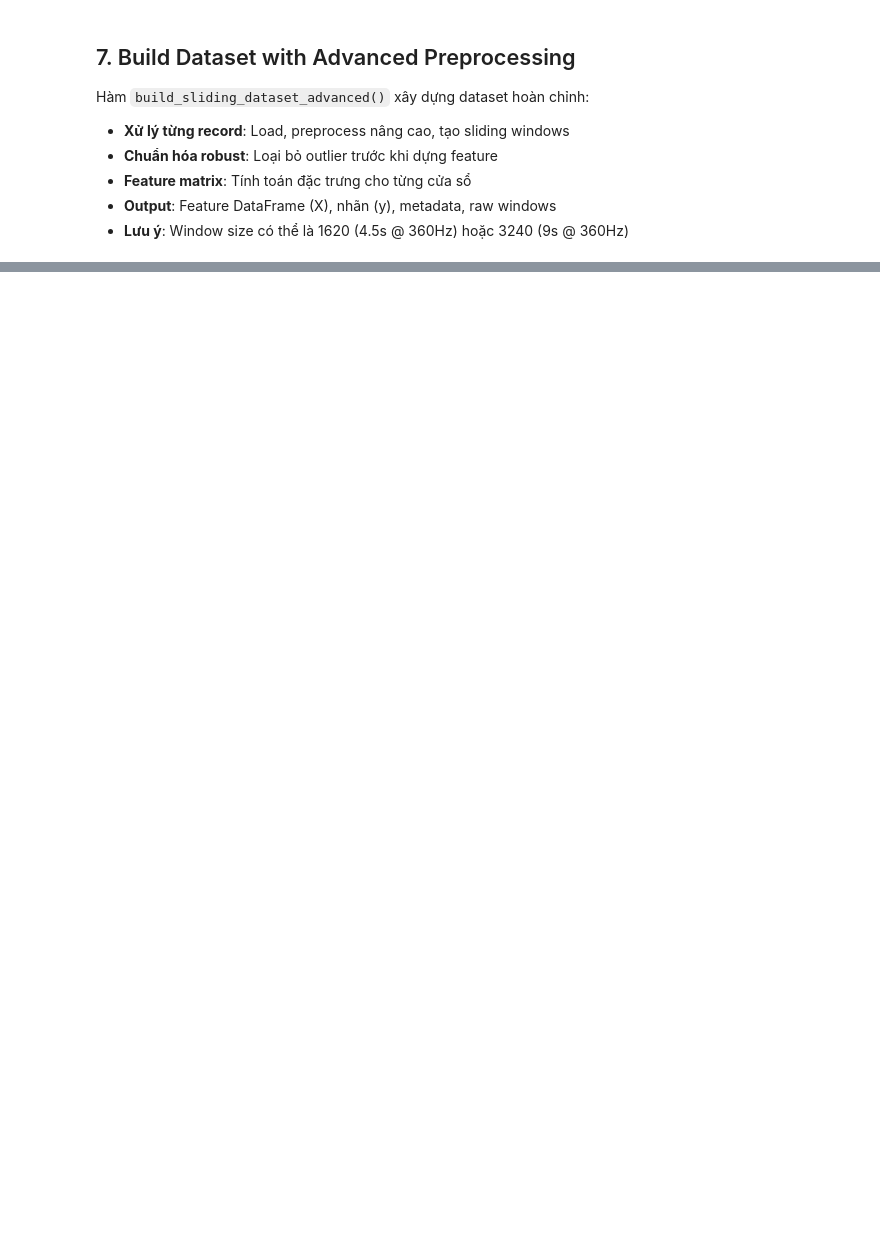
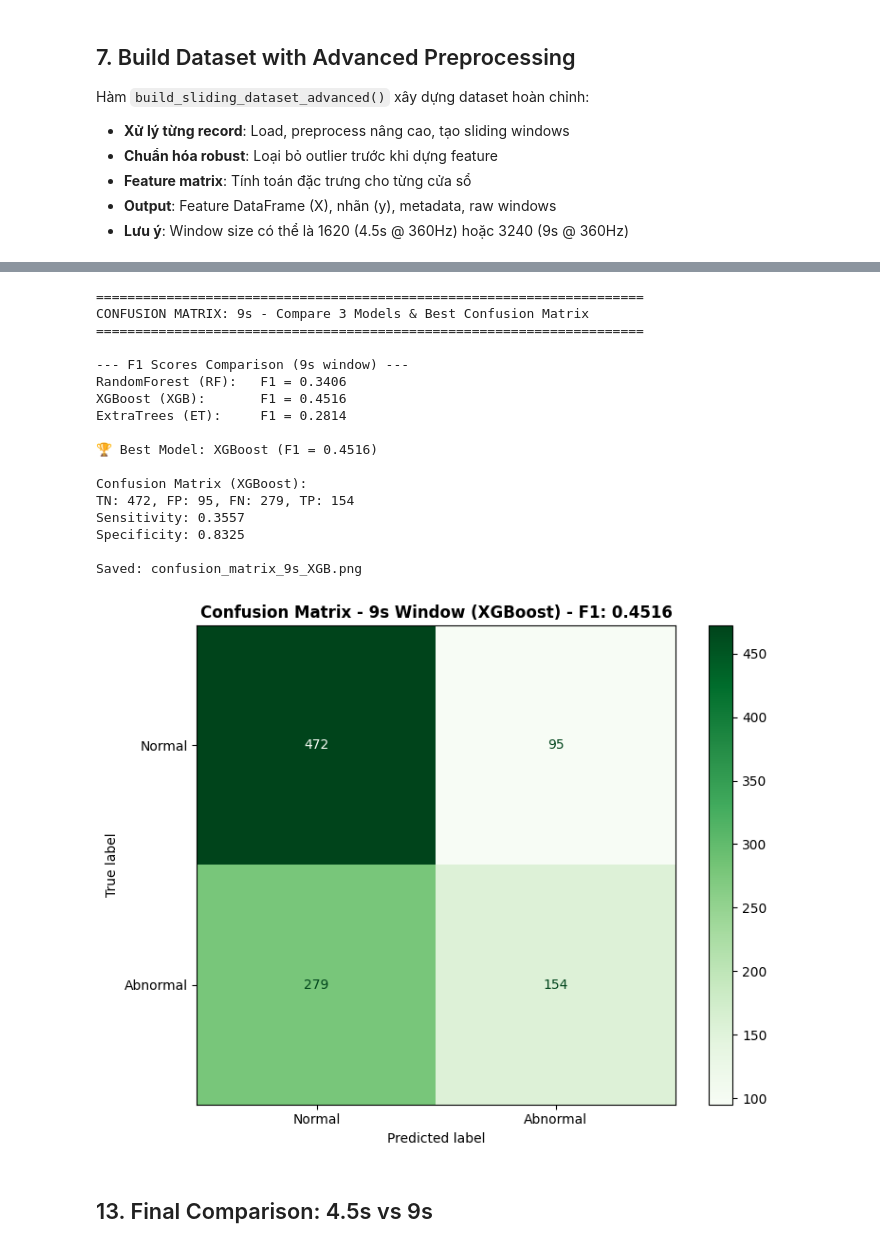
Before and after one commit to vu-huzy/ECG-Timeseries-Analysis, a Jupyter notebook: notebooks/Classification/sliding window.ipynb, the cells around one changed output, grey strips where cells are left out. Cells and saved outputs as stored; diff of their text form; code cells hidden in the pictures; blank space fills up the shorter version.

Commit message:
update sliding window model

```diff
--- a/notebooks/Classification/sliding window.ipynb
+++ b/notebooks/Classification/sliding window.ipynb
@@ -1061,3 +960,78 @@ Pipeline hoàn chỉnh cho window 9s (3240 samples):
+# %%
+print("\n" + "="*70)
+print("CONFUSION MATRIX: 9s - Compare 3 Models & Best Confusion Matrix")
+print("="*70)
+
+if "rf_9s" not in globals() or "xgb_9s" not in globals() or "et_9s" not in globals():
+    print("Run Cell 13 first to train models.")
+else:
+    # Make predictions with all 3 models
+    y_pred_rf = rf_9s.predict(X_test_sel_9s)
+    y_pred_xgb = xgb_9s.predict(X_test_sel_9s)
+    y_pred_et = et_9s.predict(X_test_sel_9s)
+
+    # Calculate F1 scores
+    f1_rf = f1_score(y_test_9s, y_pred_rf)
+    f1_xgb = f1_score(y_test_9s, y_pred_xgb)
+    f1_et = f1_score(y_test_9s, y_pred_et)
+
+    print("\n--- F1 Scores Comparison (9s window) ---")
+    print(f"RandomForest (RF):   F1 = {f1_rf:.4f}")
+    print(f"XGBoost (XGB):       F1 = {f1_xgb:.4f}")
+    print(f"ExtraTrees (ET):     F1 = {f1_et:.4f}")
+
+    # Find best model
+    models_scores = {
+        "RandomForest": (f1_rf, y_pred_rf, "RF"),
+        "XGBoost": (f1_xgb, y_pred_xgb, "XGB"),
+        "ExtraTrees": (f1_et, y_pred_et, "ET")
+    }
+    best_model_name = max(models_scores.keys(), key=lambda x: models_scores[x][0])
+    best_f1_score, y_pred_best_9s, best_abbrev = models_scores[best_model_name]
+
+    print(f"\n🏆 Best Model: {best_model_name} (F1 = {best_f1_score:.4f})")
+
+    # Create confusion matrix for best model
+    cm_best_9s = confusion_matrix(y_test_9s, y_pred_best_9s)
+    tn_best, fp_best, fn_best, tp_best = cm_best_9s.ravel()
+    sensitivity_best = tp_best / (tp_best + fn_best) if (tp_best + fn_best) > 0 else 0.0
+    specificity_best = tn_best / (tn_best + fp_best) if (tn_best + fp_best) > 0 else 0.0
+
+    print(f"\nConfusion Matrix ({best_model_name}):")
+    print(f"TN: {tn_best}, FP: {fp_best}, FN: {fn_best}, TP: {tp_best}")
+    print(f"Sensitivity: {sensitivity_best:.4f}")
+    print(f"Specificity: {specificity_best:.4f}")
+
+    # Plot confusion matrix for best model
+    fig, ax = plt.subplots(figsize=(8, 6))
+    disp_best = ConfusionMatrixDisplay(confusion_matrix=cm_best_9s, display_labels=["Normal", "Abnormal"])
+    disp_best.plot(ax=ax, cmap="Greens", values_format="d")
+    ax.set_title(f"Confusion Matrix - 9s Window ({best_model_name}) - F1: {best_f1_score:.4f}", fontweight="bold")
+    plt.tight_layout()
+    plt.savefig(f"confusion_matrix_9s_{best_abbrev}.png", dpi=150, bbox_inches="tight")
+    print(f"\nSaved: confusion_matrix_9s_{best_abbrev}.png")
+    plt.show()
+# %% [output]
+======================================================================
+CONFUSION MATRIX: 9s - Compare 3 Models & Best Confusion Matrix
+======================================================================
+
+--- F1 Scores Comparison (9s window) ---
+RandomForest (RF):   F1 = 0.3406
+XGBoost (XGB):       F1 = 0.4516
+ExtraTrees (ET):     F1 = 0.2814
+
+🏆 Best Model: XGBoost (F1 = 0.4516)
+
+Confusion Matrix (XGBoost):
+TN: 472, FP: 95, FN: 279, TP: 154
+Sensitivity: 0.3557
+Specificity: 0.8325
+
+Saved: confusion_matrix_9s_XGB.png
+[figure, added]
+# %% [markdown]
+## 13. Final Comparison: 4.5s vs 9s
 # %%
 print("\n" + "="*70)
 print("FINAL COMPARISON: 4.5s vs 9s")
```
Also changed, not shown: parts of 37 cells of this notebook.
